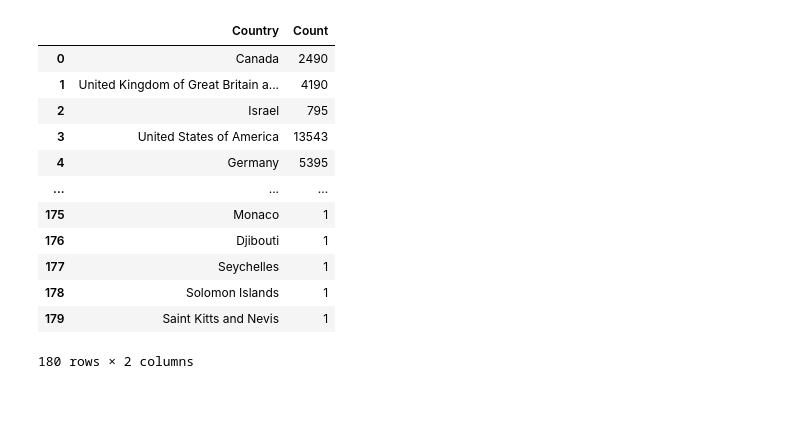
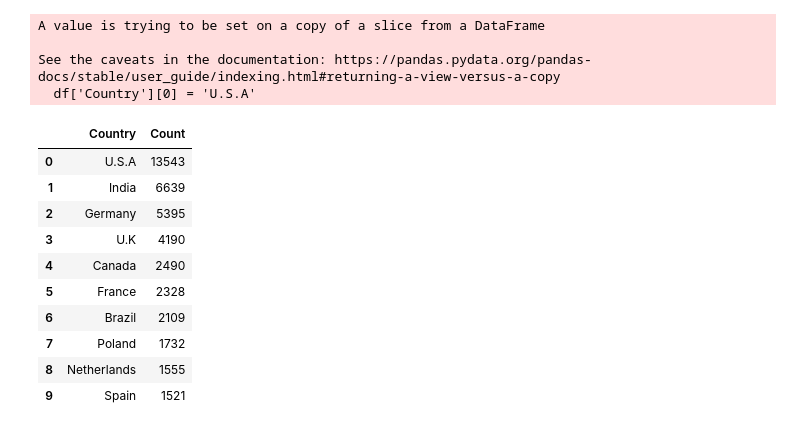
Before and after one commit to levhyun/MachineLearningInSchool, a Jupyter notebook: 2023.05.11/shys.ipynb, the cells around one changed output. Cells and saved outputs as stored; diff of their text form; code cells hidden in the pictures; blank space fills up the shorter version.

```diff
--- a/2023.05.11/shys.ipynb
+++ b/2023.05.11/shys.ipynb
@@ -1,32 +1,38 @@
 # %%
 import pandas as pd
 import numpy as np
 
 data = pd.read_csv('survey_results_public.csv')
 data_columns = data.columns
 countrys = data.drop_duplicates(subset='Country')['Country']
 country_count = countrys.count()
 
 developer_list = []
 for country in list(countrys)[1:]:
     developer_list.append(data[data['Country'] == country]['Country'].count())
 
 index = np.arange(len(list(countrys)[1:]))
 countrys_df = pd.DataFrame({'Country':list(countrys)[1:]}, index=index)
 developer_df = pd.DataFrame({'Count':developer_list}, index=index)
 developer = pd.concat([countrys_df, developer_df], axis=1)
-developer
+df = developer.sort_values(by=['Count'], ascending=False).head(10)
+df.index = np.arange(10)
+df['Country'][3] = 'U.K'
+df['Country'][0] = 'U.S.A'
+df
 # %% [output]
+A value is trying to be set on a copy of a slice from a DataFrame
+
+See the caveats in the documentation: https://pandas.pydata.org/pandas-docs/stable/user_guide/indexing.html#returning-a-view-versus-a-copy
+  df['Country'][0] = 'U.S.A'
 |  | Country | Count |
-| 0 | Canada | 2490 |
-| 1 | United Kingdom of Great Britain a... | 4190 |
-| 2 | Israel | 795 |
-| 3 | United States of America | 13543 |
-| 4 | Germany | 5395 |
-| ... | ... | ... |
-| 175 | Monaco | 1 |
-| 176 | Djibouti | 1 |
-| 177 | Seychelles | 1 |
-| 178 | Solomon Islands | 1 |
-| 179 | Saint Kitts and Nevis | 1 |
+| 0 | U.S.A | 13543 |
+| 1 | India | 6639 |
+| 2 | Germany | 5395 |
+| 3 | U.K | 4190 |
+| 4 | Canada | 2490 |
+| 5 | France | 2328 |
+| 6 | Brazil | 2109 |
+| 7 | Poland | 1732 |
+| 8 | Netherlands | 1555 |
+| 9 | Spain | 1521 |
-180 rows × 2 columns
```
Also changed, not shown: parts of 1 cell of this notebook, 2 other files.
